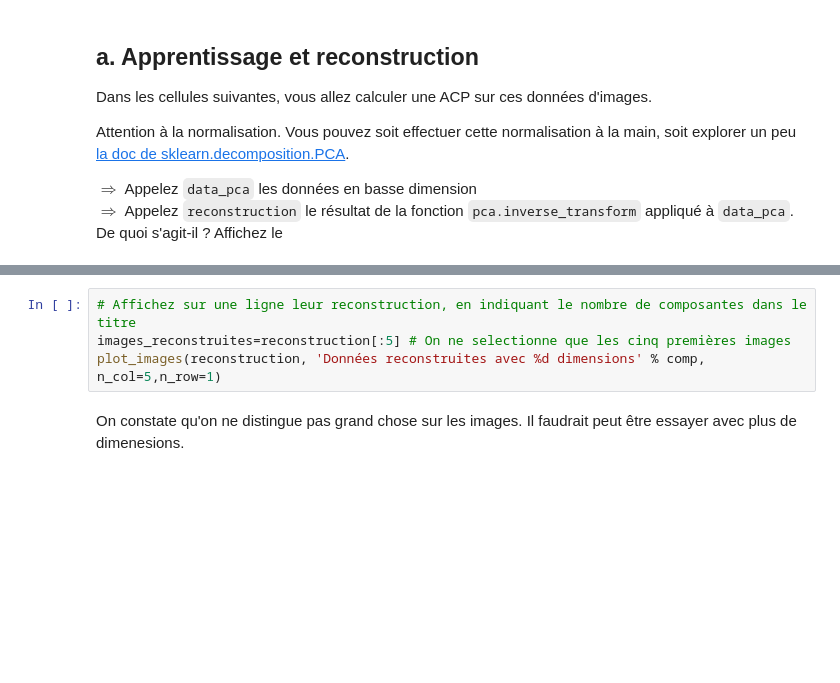
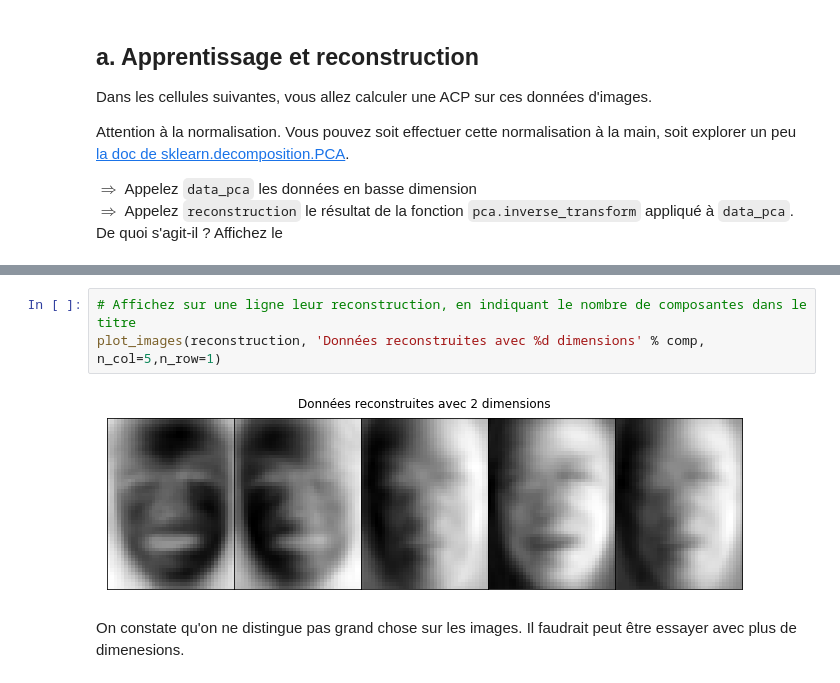
Before and after one commit to campusplage/compte-rendus-brun-franc, a Jupyter notebook: TP2_sklearn.ipynb, the cells around one changed output, grey strips where cells are left out. Saved outputs shown, nothing was run; the diff lists cells and outputs as text; blank space fills up the shorter version.

```diff
--- a/TP2_sklearn.ipynb
+++ b/TP2_sklearn.ipynb
@@ -230,7 +312,8 @@ plot_images(original, 'Données originales', n_col=5,n_row=1)
 # %%
 # Affichez sur une ligne leur reconstruction, en indiquant le nombre de composantes dans le titre
-images_reconstruites=reconstruction[:5] # On ne selectionne que les cinq premières images
 plot_images(reconstruction, 'Données reconstruites avec %d dimensions' % comp, n_col=5,n_row=1)
+# %% [output]
+[figure, added]
 # %% [markdown]
 On constate qu'on ne distingue pas grand chose sur les images. Il faudrait peut être essayer avec plus de dimenesions.
 # %%
```
Also changed, not shown: parts of 21 cells of this notebook.
